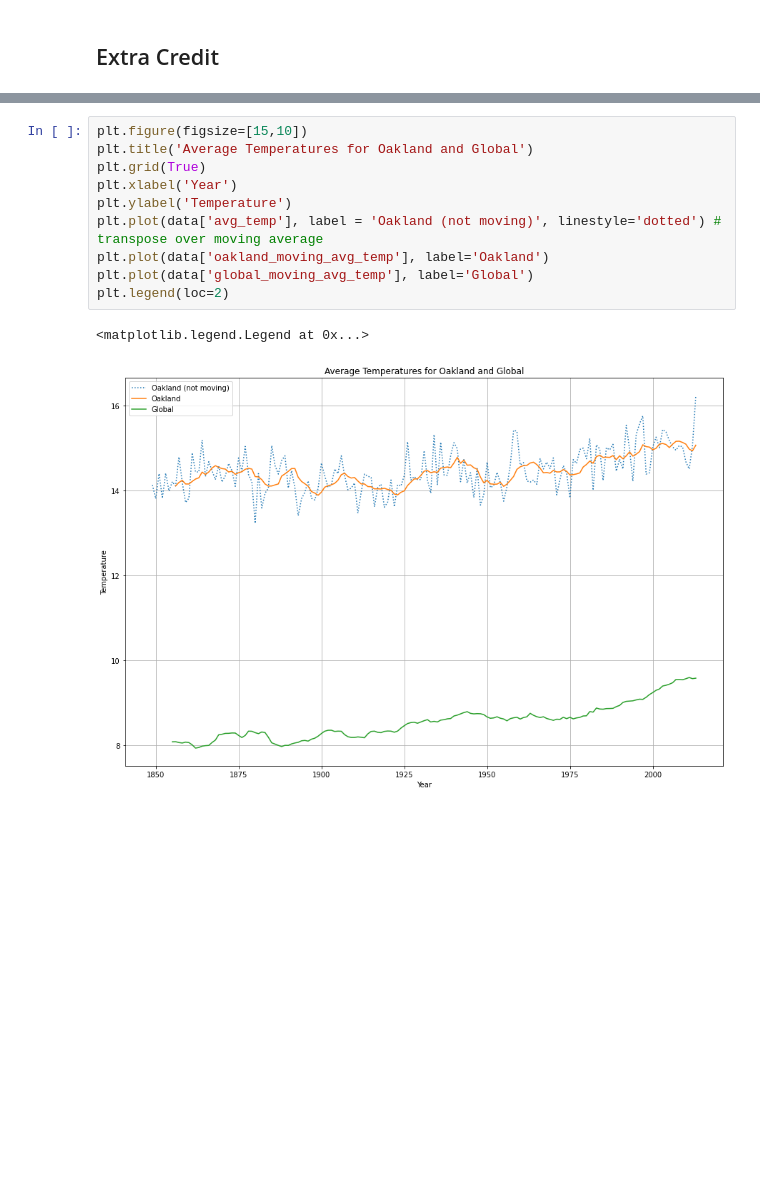
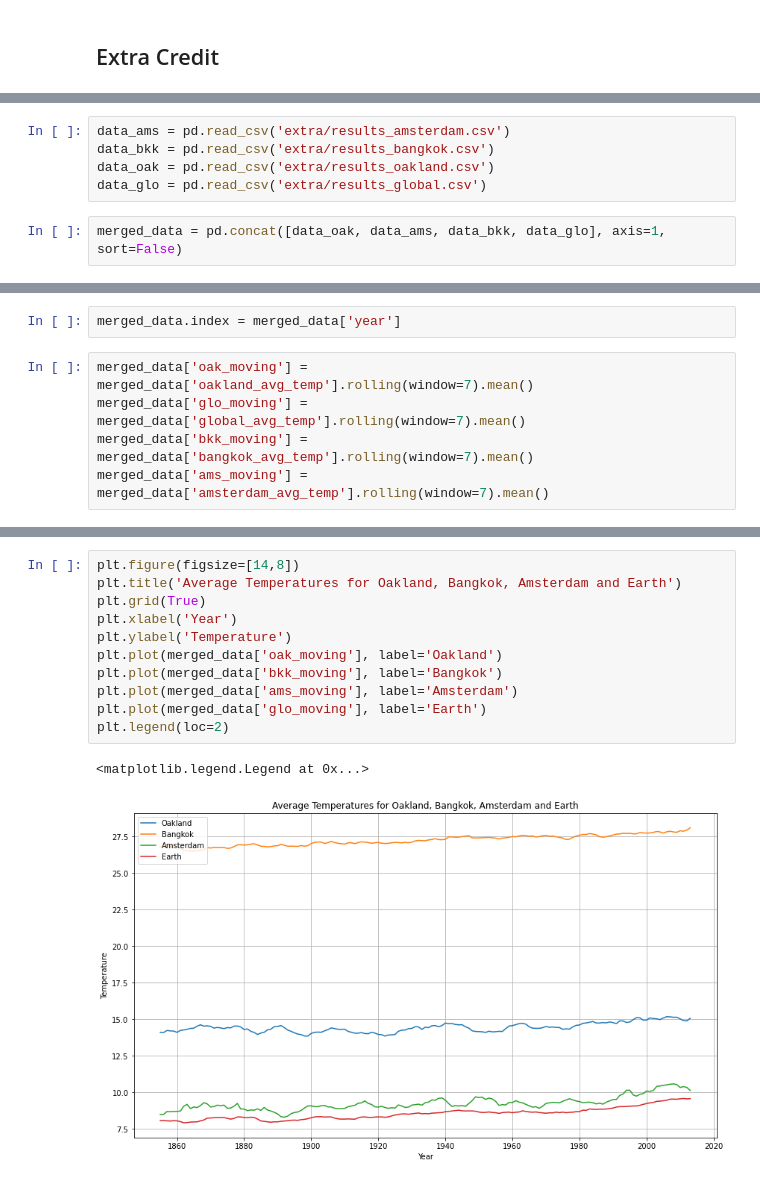
Before and after one commit to alf808/getting-hotter, a Jupyter notebook: oakland_vs_world.ipynb, the cells around one changed output, grey strips where cells are left out. Drawn from its saved outputs; the diff is of its cells as text; blank space fills up the shorter version.

Commit message:
added plotlines for amsterdam and bangkok

```diff
--- a/oakland_vs_world.ipynb
+++ b/oakland_vs_world.ipynb
@@ -216,0 +219,7 @@ plt.show()
+# %%
+data_ams = pd.read_csv('extra/results_amsterdam.csv')
+data_bkk = pd.read_csv('extra/results_bangkok.csv')
+data_oak = pd.read_csv('extra/results_oakland.csv')
+data_glo = pd.read_csv('extra/results_global.csv')
+# %%
+merged_data = pd.concat([data_oak, data_ams, data_bkk, data_glo], axis=1, sort=False)
@@ -216,0 +241,7 @@ plt.show()
+# %%
+merged_data.index = merged_data['year']
+# %%
+merged_data['oak_moving'] = merged_data['oakland_avg_temp'].rolling(window=7).mean()
+merged_data['glo_moving'] = merged_data['global_avg_temp'].rolling(window=7).mean()
+merged_data['bkk_moving'] = merged_data['bangkok_avg_temp'].rolling(window=7).mean()
+merged_data['ams_moving'] = merged_data['amsterdam_avg_temp'].rolling(window=7).mean()
@@ -217,13 +263,14 @@ plt.show()
 # %%
-plt.figure(figsize=[15,10])
-plt.title('Average Temperatures for Oakland and Global')
+plt.figure(figsize=[14,8])
+plt.title('Average Temperatures for Oakland, Bangkok, Amsterdam and Earth')
 plt.grid(True)
 plt.xlabel('Year')
 plt.ylabel('Temperature')
-plt.plot(data['avg_temp'], label = 'Oakland (not moving)', linestyle='dotted') # transpose over moving average
-plt.plot(data['oakland_moving_avg_temp'], label='Oakland')
-plt.plot(data['global_moving_avg_temp'], label='Global')
+plt.plot(merged_data['oak_moving'], label='Oakland')
+plt.plot(merged_data['bkk_moving'], label='Bangkok')
+plt.plot(merged_data['ams_moving'], label='Amsterdam')
+plt.plot(merged_data['glo_moving'], label='Earth')
 plt.legend(loc=2)
 # %% [output]
 <matplotlib.legend.Legend at 0x...>
-[figure, old version]
+[figure, new version]
```
Also changed, not shown: parts of 4 cells of this notebook, 6 other files.
